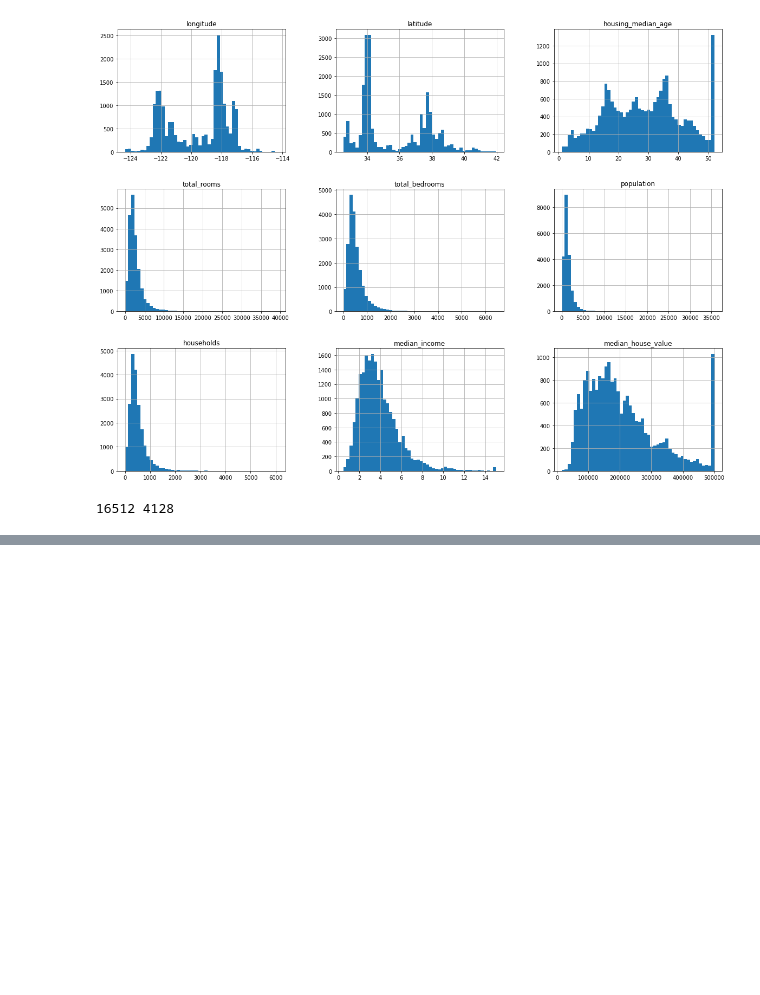
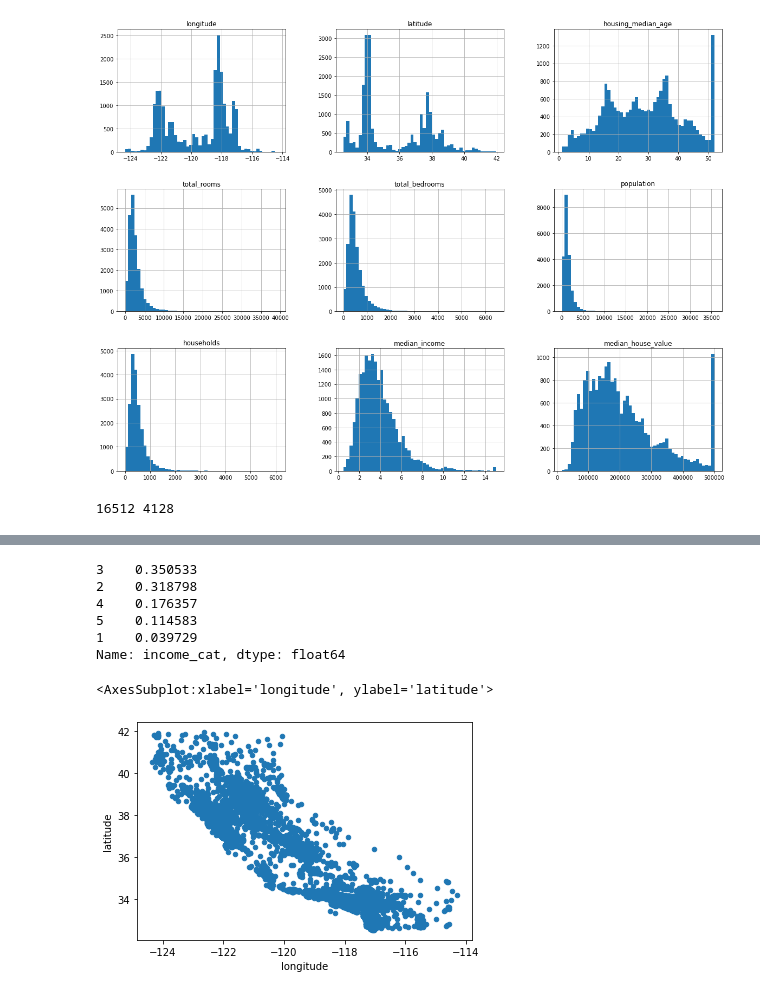
Before and after one commit to Oppo-sit/hands_on_ML_2nd_edition, a Jupyter notebook: chapter_2_ml_project.ipynb, the cells around one changed output, grey strips where cells are left out. Saved outputs shown, nothing was run; the diff lists cells and outputs as text; code cells hidden in the pictures; blank space fills up the shorter version.

```diff
--- a/chapter_2_ml_project.ipynb
+++ b/chapter_2_ml_project.ipynb
@@ -120,0 +131,7 @@ def split_train_test_by_id(data, test_ratio, id_column): #test_set_check로 검
+# %%
+# stratified sampling(계층적 샘플링) : 테스트 세트와 훈련 세트가 계층적으로 같은 비율을 지녀야 한다.
+
+# 중간소득을 계층화(15000단위로 했을 때 각 계층의 데이터 수가 충분하다고 가정)
+housing["income_cat"] = pd.cut(housing["median_income"],
+                              bins=[0., 1.5, 3.0, 4.5, 6., np.inf], #inf : 무한대의 부동소수점 표현
+                               labels=[1,2,3,4,5])
@@ -120,0 +143,21 @@ def split_train_test_by_id(data, test_ratio, id_column): #test_set_check로 검
+# %%
+# 카테고리를 나눴다면 scikit-learn의 'StratifiedShuffleSplit' 함수를 사용
+
+from sklearn.model_selection import StratifiedShuffleSplit
+
+# parameter -> n_splits : 분리할 데이터 셋의 개수, test_size : 원본 데이터 대비 테스트 셋의 크기
+split = StratifiedShuffleSplit(n_splits=1, test_size=0.2, random_state=42)
+for train_index, test_index in split.split(housing, housing["income_cat"]): # split(data set, label)
+    strat_train_set = housing.loc[train_index] # loc: 특정 행 or 열을 조회
+    strat_test_set = housing.loc[test_index]
+# %%
+print(strat_test_set["income_cat"].value_counts() / len(strat_test_set))
+# 계층 샘플링의 결과(비율)을 전체 데이터의 비율과 크게 다르지 않다 -> 편향이 심하지 않음
+    # 이는 무작위 샘플링 방식에 비해 오류율이 낮아지는 장점으로 이어진다.
+# %% [output]
+3    0.350533
+2    0.318798
+4    0.176357
+5    0.114583
+1    0.039729
+Name: income_cat, dtype: float64
@@ -120,0 +167,12 @@ def split_train_test_by_id(data, test_ratio, id_column): #test_set_check로 검
+# %%
+# part 4 searching and visualization
+
+# copy train data
+housing = strat_train_set.copy()
+# %%
+# 4-1 geographical data visualization
+
+housing.plot(kind="scatter", x="longitude", y="latitude") # x axis : 경도, y axis : 위도
+# %% [output]
+<AxesSubplot:xlabel='longitude', ylabel='latitude'>
+[figure, added]
```
Also changed, not shown: parts of 12 cells of this notebook.
